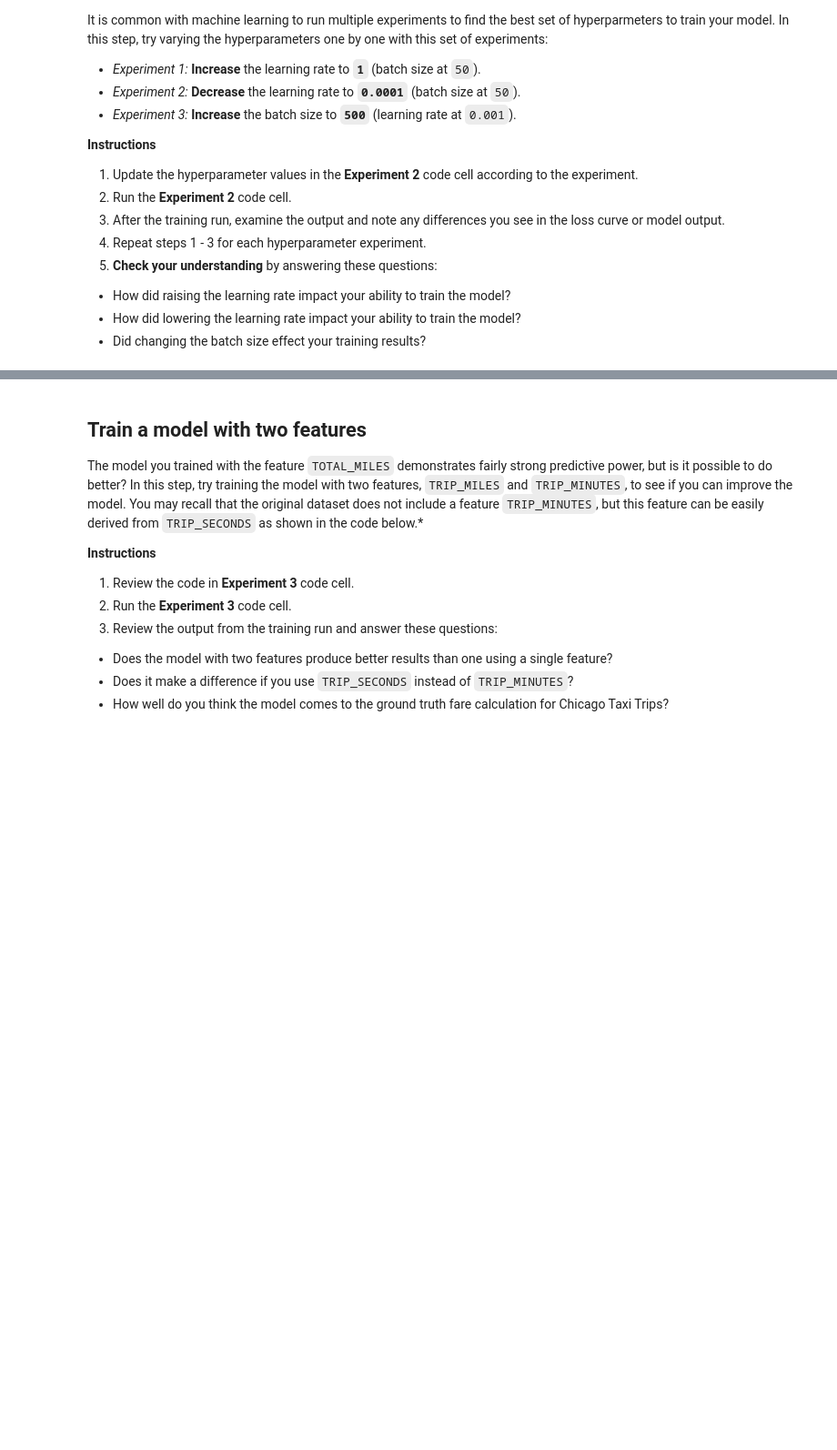
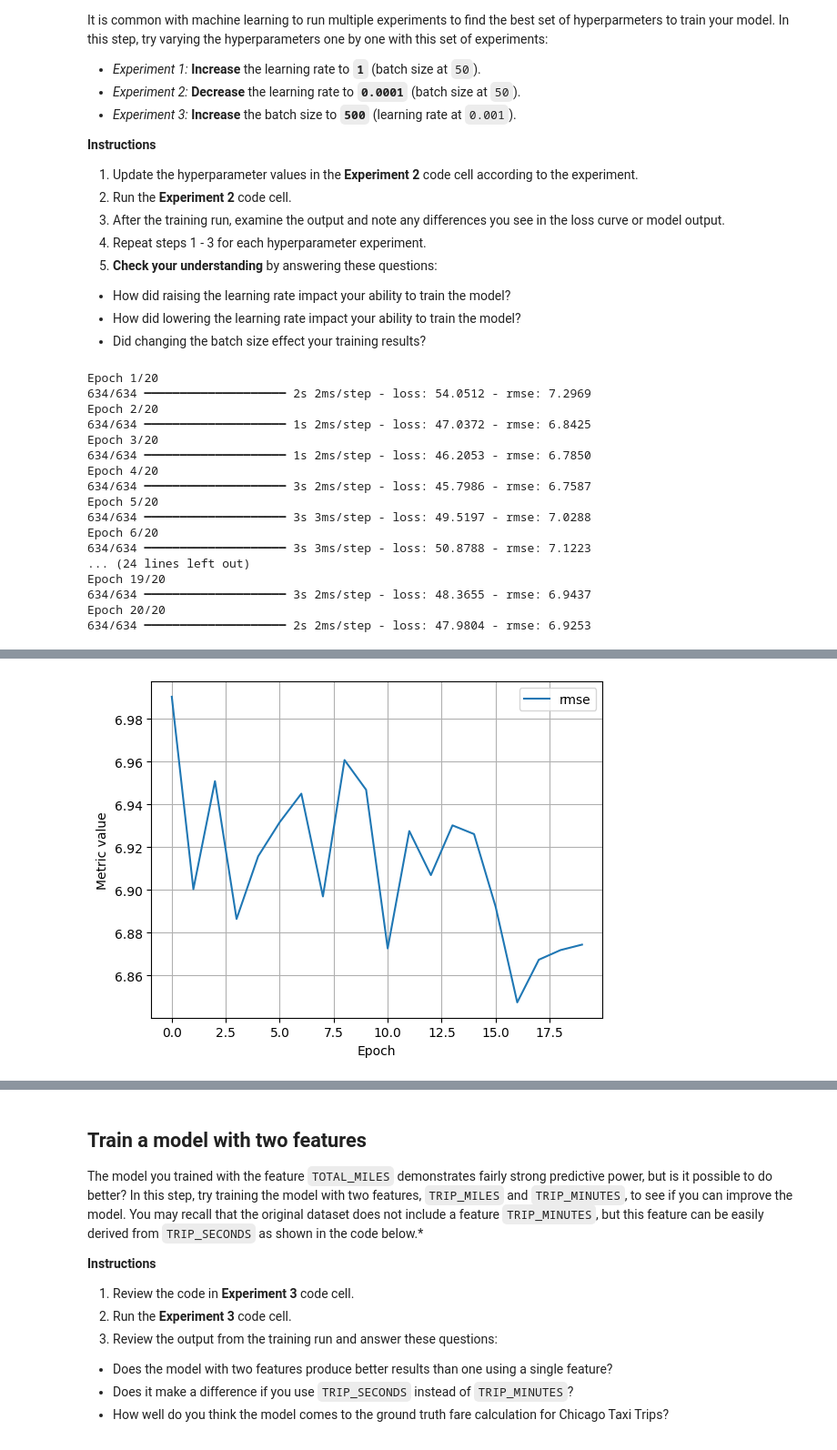
Before and after one commit to loicns/loicns, a Jupyter notebook: ml/cc/exercises/linear_regression_taxi.ipynb, the cells around one changed output, grey strips where cells are left out. Shown at 91% size. Saved outputs shown, nothing was run; the diff lists cells and outputs as text; code cells hidden in the pictures; blank space fills up the shorter version.

```diff
--- a/ml/cc/exercises/linear_regression_taxi.ipynb
+++ b/ml/cc/exercises/linear_regression_taxi.ipynb
@@ -410,3 +460,41 @@ It is common with machine learning to run multiple experiments to find the best
   * How did raising the learning rate impact your ability to train the model?
   * How did lowering the learning rate impact your ability to train the model?
   * Did changing the batch size effect your training results?
+# %%
+#@title Code - Experiment 1: Increase the learning rate to 1 (batch size at 50).
+
+# The following variables are the hyperparameters.
+# TODO - Adjust these hyperparameters to see how they impact a training run.
+settings_2 = ml_edu.experiment.ExperimentSettings(
+    learning_rate = 1.,
+    number_epochs = 20,
+    batch_size = 50,
+    input_features = ['TRIP_MILES']
+)
+
+metrics = [keras.metrics.RootMeanSquaredError(name='rmse')]
+
+model_2 = create_model(settings_2, metrics)
+
+experiment_2 = train_model('one_feature_hyper', model_2, training_df, 'FARE', settings_2)
+
+ml_edu.results.plot_experiment_metrics(experiment_2, ['rmse'])
+ml_edu.results.plot_model_predictions(experiment_2, training_df, 'FARE')
+# %% [output]
+Epoch 1/20
+634/634 ━━━━━━━━━━━━━━━━━━━━ 2s 2ms/step - loss: 54.0512 - rmse: 7.2969
+Epoch 2/20
+634/634 ━━━━━━━━━━━━━━━━━━━━ 1s 2ms/step - loss: 47.0372 - rmse: 6.8425
+Epoch 3/20
+634/634 ━━━━━━━━━━━━━━━━━━━━ 1s 2ms/step - loss: 46.2053 - rmse: 6.7850
+Epoch 4/20
+634/634 ━━━━━━━━━━━━━━━━━━━━ 3s 2ms/step - loss: 45.7986 - rmse: 6.7587
+Epoch 5/20
+634/634 ━━━━━━━━━━━━━━━━━━━━ 3s 3ms/step - loss: 49.5197 - rmse: 7.0288
+Epoch 6/20
+634/634 ━━━━━━━━━━━━━━━━━━━━ 3s 3ms/step - loss: 50.8788 - rmse: 7.1223
+... (24 lines left out)
+Epoch 19/20
+634/634 ━━━━━━━━━━━━━━━━━━━━ 3s 2ms/step - loss: 48.3655 - rmse: 6.9437
+Epoch 20/20
+634/634 ━━━━━━━━━━━━━━━━━━━━ 2s 2ms/step - loss: 47.9804 - rmse: 6.9253
@@ -412,0 +504 @@ It is common with machine learning to run multiple experiments to find the best
+[figure, added]
```
Also changed, not shown: parts of 12 cells of this notebook.
